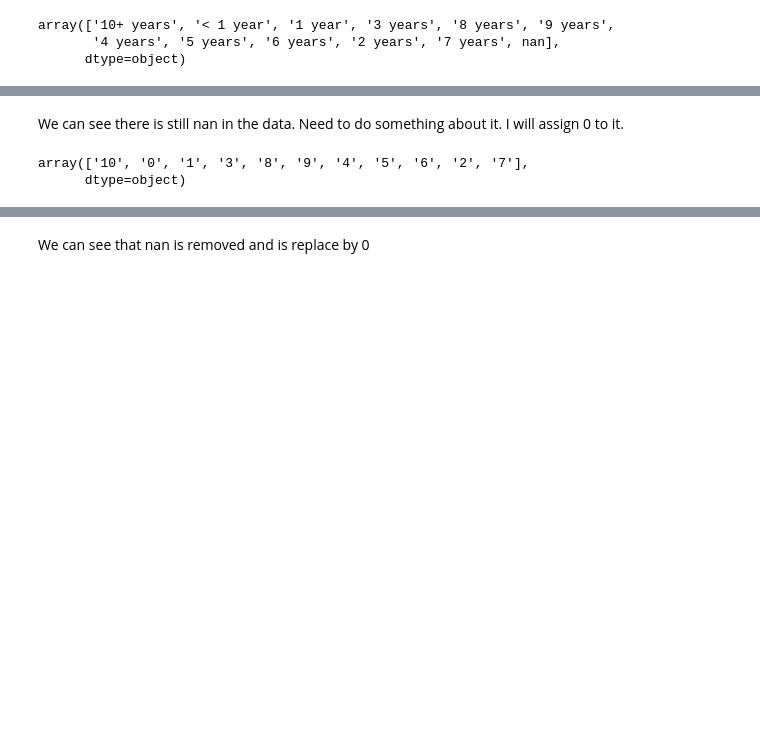
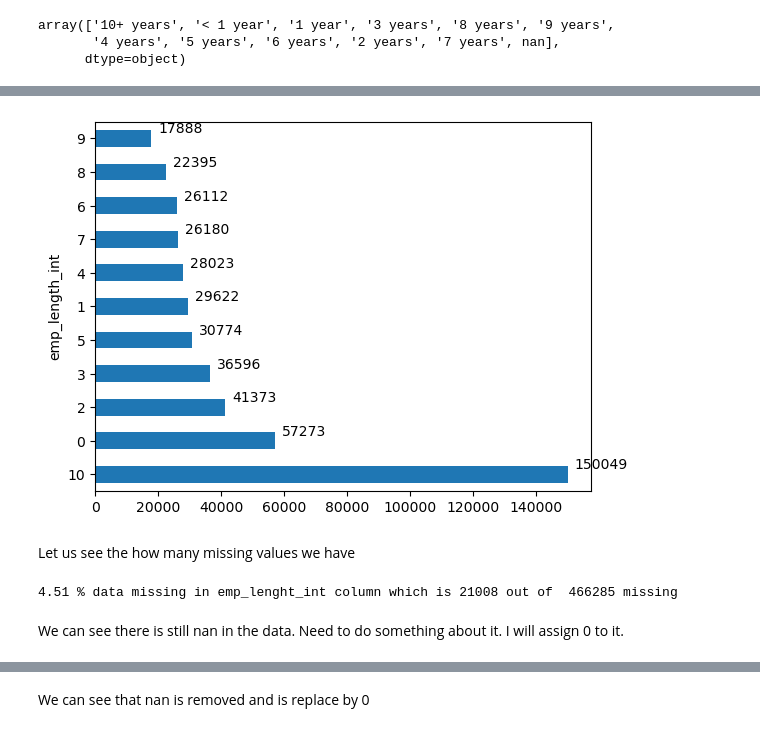
Before and after one commit to dcgkpindiastudy/CreditRiskModelingInPython, a Jupyter notebook: Src/Credit Risk Modeling - Preparation - With Comments - 4-6.ipynb, the cells around one changed output, grey strips where cells are left out. Drawn from its saved outputs; the diff is of its cells as text; code cells hidden in the pictures; blank space fills up the shorter version.

```diff
--- a/Src/Credit Risk Modeling - Preparation - With Comments - 4-6.ipynb
+++ b/Src/Credit Risk Modeling - Preparation - With Comments - 4-6.ipynb
@@ -132,9 +150,22 @@ array(['10', '0', '1', '3', '8', '9', '4', '5', '6', '2', '7', nan],
+# %%
+# Perhaps it is better if we can use value_count for this to know the distribution
+
+ax = loan_data['emp_length_int'].value_counts().plot(kind = 'barh')
+
+for p in ax.patches:
+    ax.annotate(str(p.get_width()), (p.get_x() + p.get_width(), p.get_y()), xytext=(5, 10), textcoords='offset points')
+
+# Show the plot
+plt.show()
+# %% [output]
+[figure, added]
+# %% [markdown]
+Let us see the how many missing values we have
+# %%
+print(round(loan_data['emp_length_int'].isnull().sum()/len(loan_data) * 100,2),"% data missing in emp_lenght_int column which is", loan_data['emp_length_int'].isnull().sum(),"out of ", len(loan_data), "missing")
+# %% [output]
+4.51 % data missing in emp_lenght_int column which is 21008 out of  466285 missing
 # %% [markdown]
 We can see there is still nan in the data. Need to do something about it. I will assign 0 to it.
 # %%
 loan_data['emp_length_int'].fillna(str(0), inplace=True)
-# %%
-loan_data['emp_length_int'].unique()
-# %% [output]
-array(['10', '0', '1', '3', '8', '9', '4', '5', '6', '2', '7'],
-      dtype=object)
```
Also changed, not shown: parts of 39 cells of this notebook, 3 other files.
